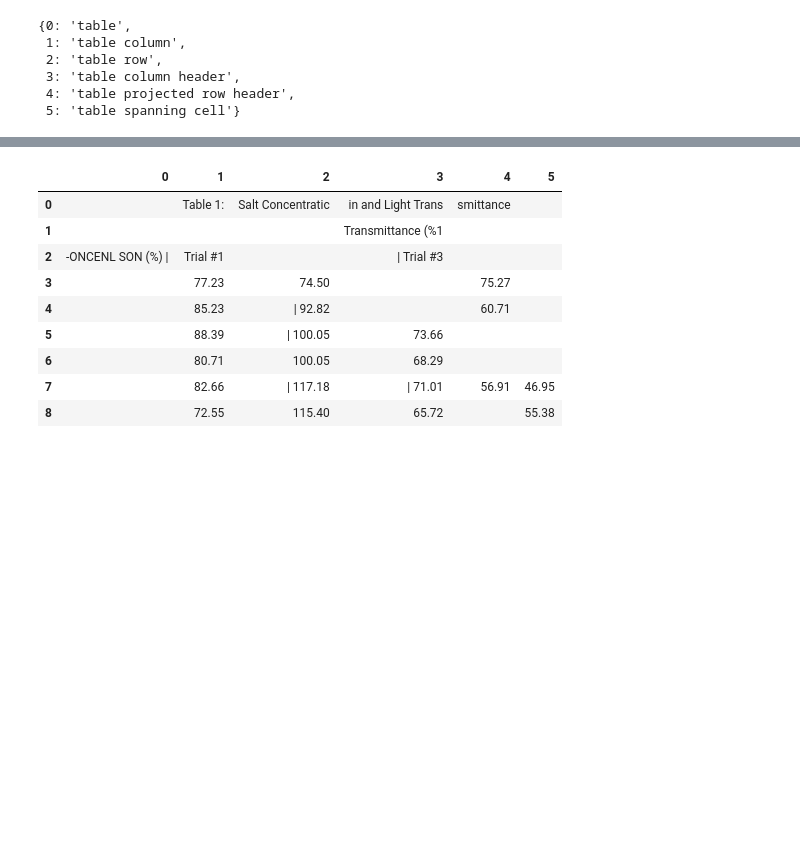
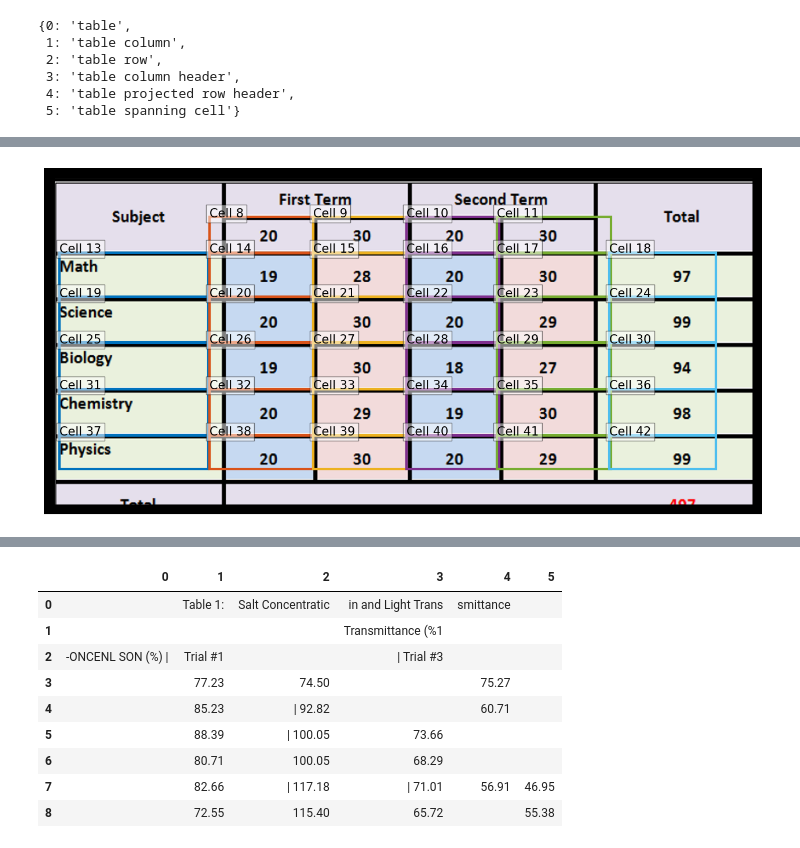
Before and after one commit to matth101/TableOCR, a Jupyter notebook: RowAndColModel.ipynb, the cells around one changed output, grey strips where cells are left out. Drawn from its saved outputs; the diff is of its cells as text; code cells hidden in the pictures; blank space fills up the shorter version.

```diff
--- a/RowAndColModel.ipynb
+++ b/RowAndColModel.ipynb
@@ -231,0 +214,81 @@ df_cells
+# %%
+
+# def is_bbox_intersecting(bbox1, bbox2):
+#     x_min1, y_min1, x_max1, y_max1 = bbox1
+#     x_min2, y_min2, x_max2, y_max2 = bbox2
+
+#     return not (x_max1 < x_min2 or x_min1 > x_max2 or y_max1 < y_min2 or y_min1 > y_max2)
+
+
+def is_bbox_majority_within(bbox1, bbox2, threshold=0.5):
+    x_min1, y_min1, x_max1, y_max1 = bbox1
+    x_min2, y_min2, x_max2, y_max2 = bbox2
+
+    intersection_x_min = max(x_min1, x_min2)
+    intersection_y_min = max(y_min1, y_min2)
+    intersection_x_max = min(x_max1, x_max2)
+    intersection_y_max = min(y_max1, y_max2)
+
+    intersection_area = max(0, intersection_x_max - intersection_x_min) * max(0, intersection_y_max - intersection_y_min)
+    cell_area = (x_max1 - x_min1) * (y_max1 - y_min1)
+
+    return (intersection_area / cell_area) > threshold
+
+def is_cell_outside_all_bounding_boxes(cell_bbox, spanning_boxes):
+    for spanning_box in spanning_boxes:
+        if is_bbox_majority_within(cell_bbox, spanning_box):
+            return False
+    return True
+
+def plot_cells(pil_img, cell_data, spanning_cells):
+    # Create a figure for visualization
+    plt.figure(figsize=(16, 10))
+
+    # Display the PIL image
+    plt.imshow(pil_img)
+
+    # Get the current axis
+    ax = plt.gca()
+
+    # Repeat the COLORS list multiple times for visualization
+    colors = COLORS * 100
+    all_cells = []
+    # Iterate through scores, labels, boxes, and colors for visualization
+    for i, (cell_image, row_index, col_index, bbox) in enumerate(cell_data):
+        xmin_col, ymin_row, xmax_col, ymax_row = bbox
+        if is_cell_outside_all_bounding_boxes(bbox,spanning_cells):
+            ax.add_patch(plt.Rectangle((xmin_col, ymin_row), xmax_col-xmin_col, ymax_row-ymin_row,
+                                        fill=False, color=colors[i], linewidth=3))
+            text = f'Cell {i + 1}'
+            ax.text(xmin_col, ymin_row, text, fontsize=15,
+                            bbox=dict(facecolor='white', alpha=0.5))
+            all_cells.append(bbox)
+        else:
+            i-=1
+    for spanning_bbox in spanning_cells:
+        all_cells.append(spanning_bbox)
+    all_cells = sorted(all_cells, key=lambda x: x[0]) #gets in l to r top down order hopefully
+    all_cells = sorted(all_cells, key=lambda x: x[1]) #gets in l to r top down order hopefully
+
+    # Turn off the axis
+    plt.axis('off')
+
+    # Display the visualization
+    plt.show()
+    return all_cells
+
+span_label_id = model.config.label2id['table spanning cell']
+spanning_boxes = results['boxes'][results['labels'] == span_label_id]
+#fix small error
+spanning_boxes = sorted(spanning_boxes, key=lambda x: (x[0],x[1])) #gets in correct order
+for i, _ in enumerate(spanning_boxes):
+    for j,_ in enumerate(spanning_boxes):
+        if abs(spanning_boxes[i][1] - spanning_boxes[j][1]) <= 2:
+            spanning_boxes[i][1] = spanning_boxes[j][1]
+        if abs(spanning_boxes[i][0] - spanning_boxes[j][0]) <= 2:
+            spanning_boxes[i][0] = spanning_boxes[j][0]
+
+sorted_cells = plot_cells(image,isolated_cells_data,spanning_boxes)
+sorted_cells
+# %% [output]
+[figure, added]
```
Also changed, not shown: parts of 5 cells of this notebook.
